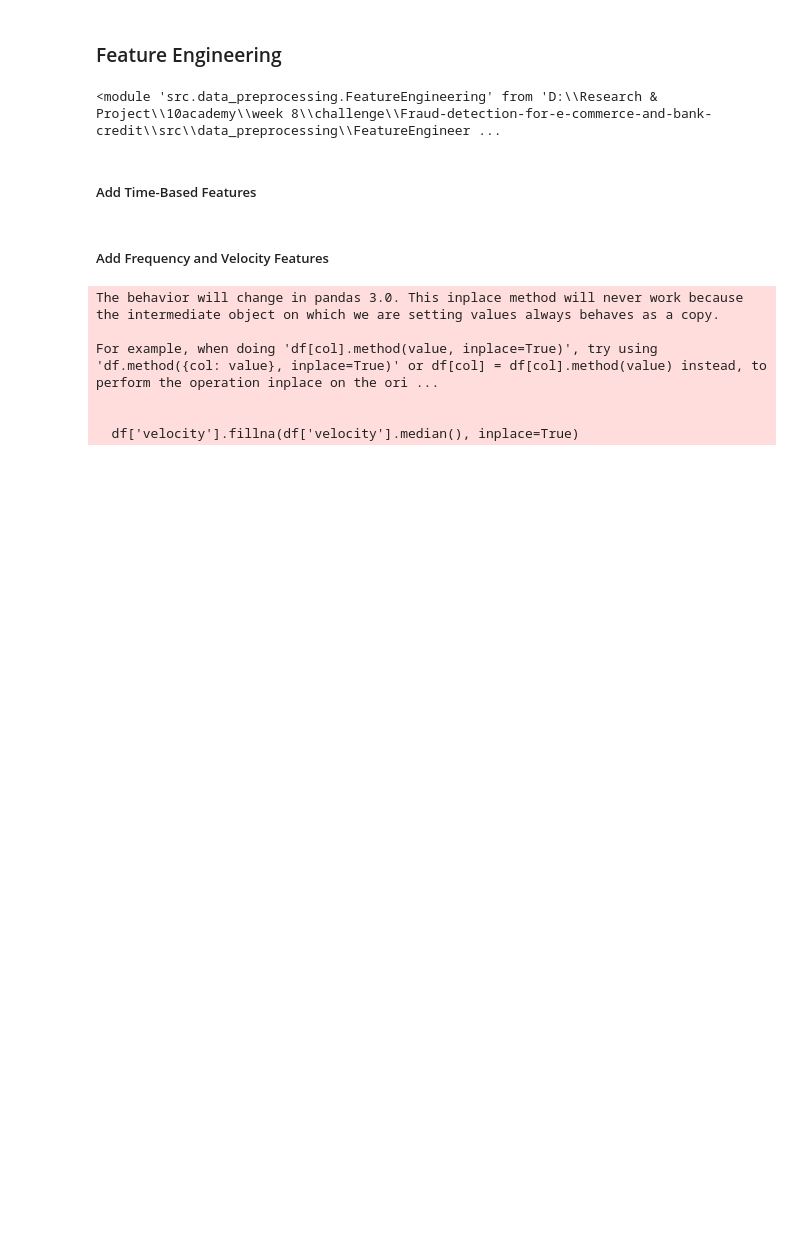
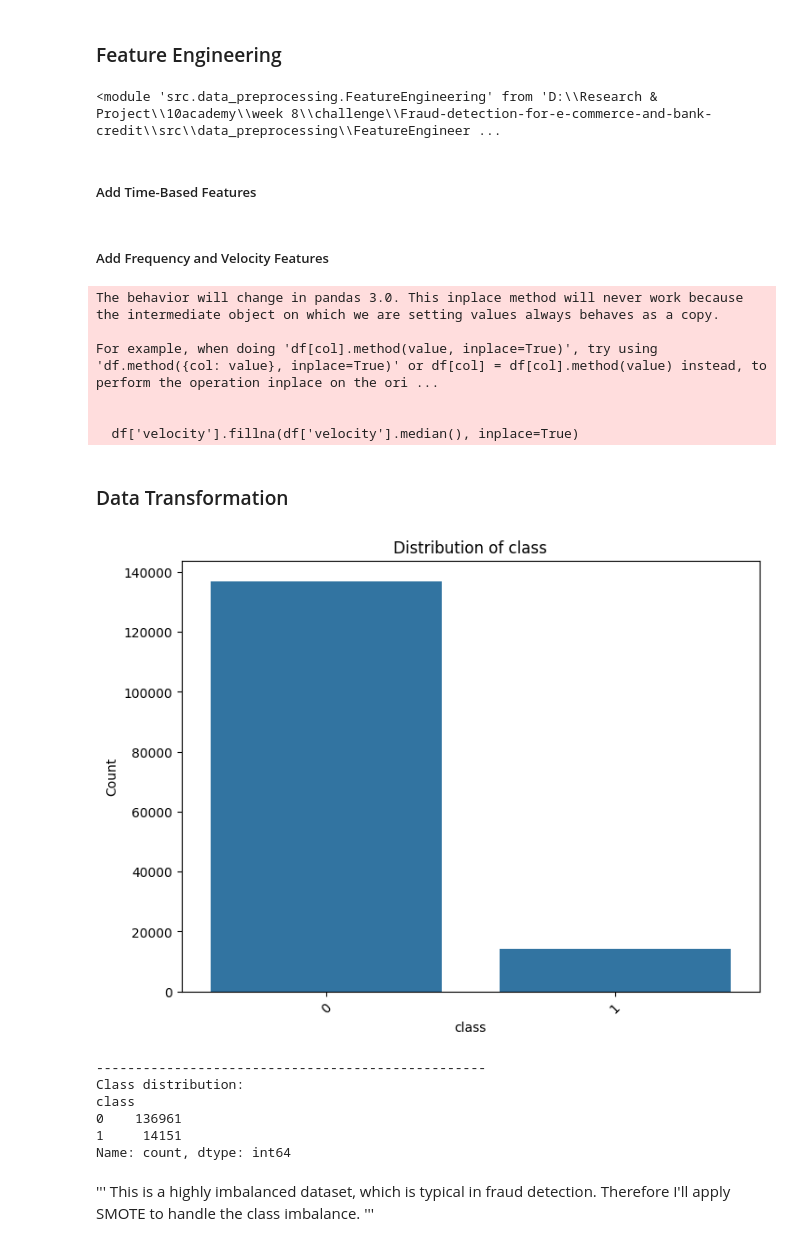
Before and after one commit to chalasimon/Fraud-detection-for-e-commerce-and-bank-credit, a Jupyter notebook: notebooks/data_analysis.ipynb, the cells around one changed output. Saved outputs shown, nothing was run; the diff lists cells and outputs as text; code cells hidden in the pictures; blank space fills up the shorter version.

Commit message:
feat: class distribution analysis done

```diff
--- a/notebooks/data_analysis.ipynb
+++ b/notebooks/data_analysis.ipynb
@@ -315,3 +315,25 @@ For example, when doing 'df[col].method(value, inplace=True)', try using 'df.met
 
 
   df['velocity'].fillna(df['velocity'].median(), inplace=True)
+# %% [markdown]
+### Data Transformation
+# %%
+# plot class distribution
+visualizer.class_distribution(df_cleaned_with_features, 'class')
+# %% [output]
+[figure, added]
+# %%
+# print number of class distribution
+print(50 * "-")
+print("Class distribution:")
+class_distribution = df_cleaned_with_features['class'].value_counts()
+print(class_distribution)
+# %% [output]
+--------------------------------------------------
+Class distribution:
+class
+0    136961
+1     14151
+Name: count, dtype: int64
+# %% [markdown]
+''' This is a highly imbalanced dataset, which is typical in fraud detection. Therefore I'll apply SMOTE to handle the class imbalance. '''
```
Also changed, not shown: 1 other file.
